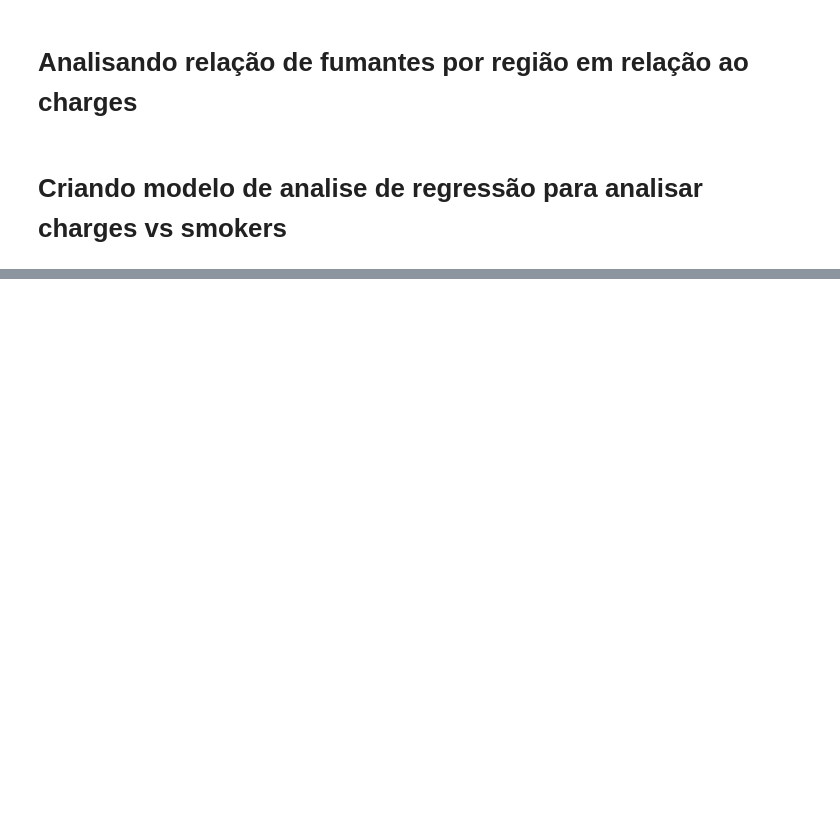
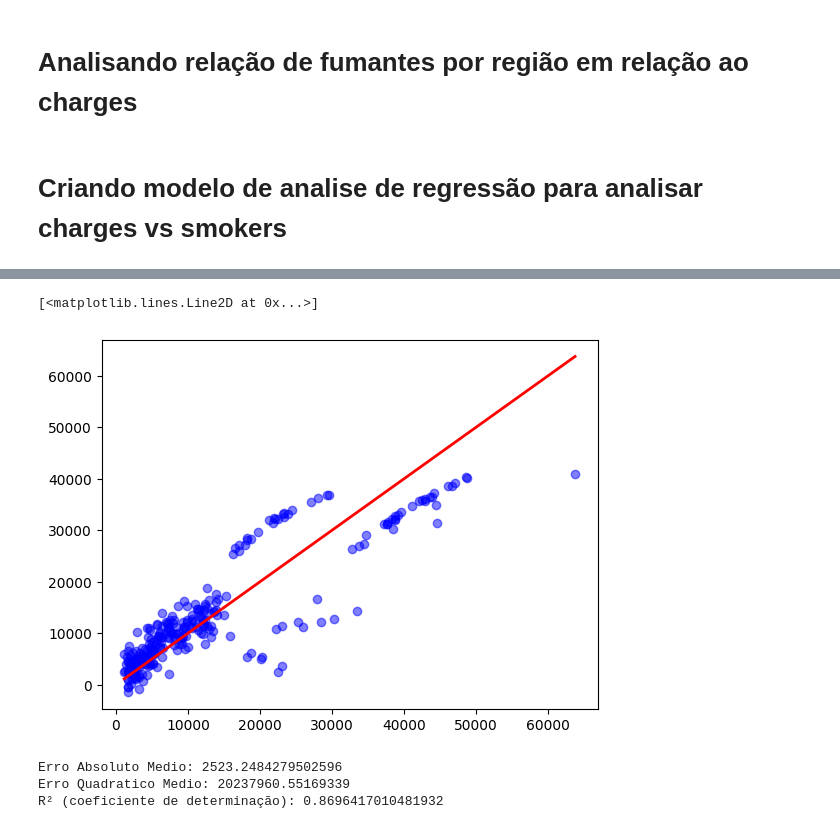
Before and after one commit to JrFarias/postech-iadev, a Jupyter notebook: Projeto_1.ipynb, the cells around one changed output, grey strips where cells are left out. Cells and saved outputs as stored; diff of their text form; code cells hidden in the pictures; blank space fills up the shorter version.

```diff
--- a/Projeto_1.ipynb
+++ b/Projeto_1.ipynb
@@ -384,0 +373,8 @@ R² (coeficiente de determinação): 0.6653581543139571
+# %%
+plt.scatter(y_test, previsoes, color='blue', alpha=0.5)
+
+# Plotting the perfect prediction line (y = x)
+plt.plot([y_test.min(), y_test.max()], [y_test.min(), y_test.max()], color='red', lw=2)
+# %% [output]
+[<matplotlib.lines.Line2D at 0x...>]
+[figure, added]
@@ -384,0 +389,12 @@ R² (coeficiente de determinação): 0.6653581543139571
+# %%
+rf_mae = mean_absolute_error(y_test, rf_predictions)
+rf_rmse = mean_squared_error(y_test, rf_predictions)
+rf_r2 = r2_score(y_test, rf_predictions)
+
+print(f'Erro Absoluto Medio: {rf_mae}')
+print(f'Erro Quadratico Medio: {rf_rmse}')
+print(f'R² (coeficiente de determinação): {rf_r2}')
+# %% [output]
+Erro Absoluto Medio: 2523.2484279502596
+Erro Quadratico Medio: 20237960.55169339
+R² (coeficiente de determinação): 0.8696417010481932
```
Also changed, not shown: parts of 22 cells of this notebook, 1 other file.
